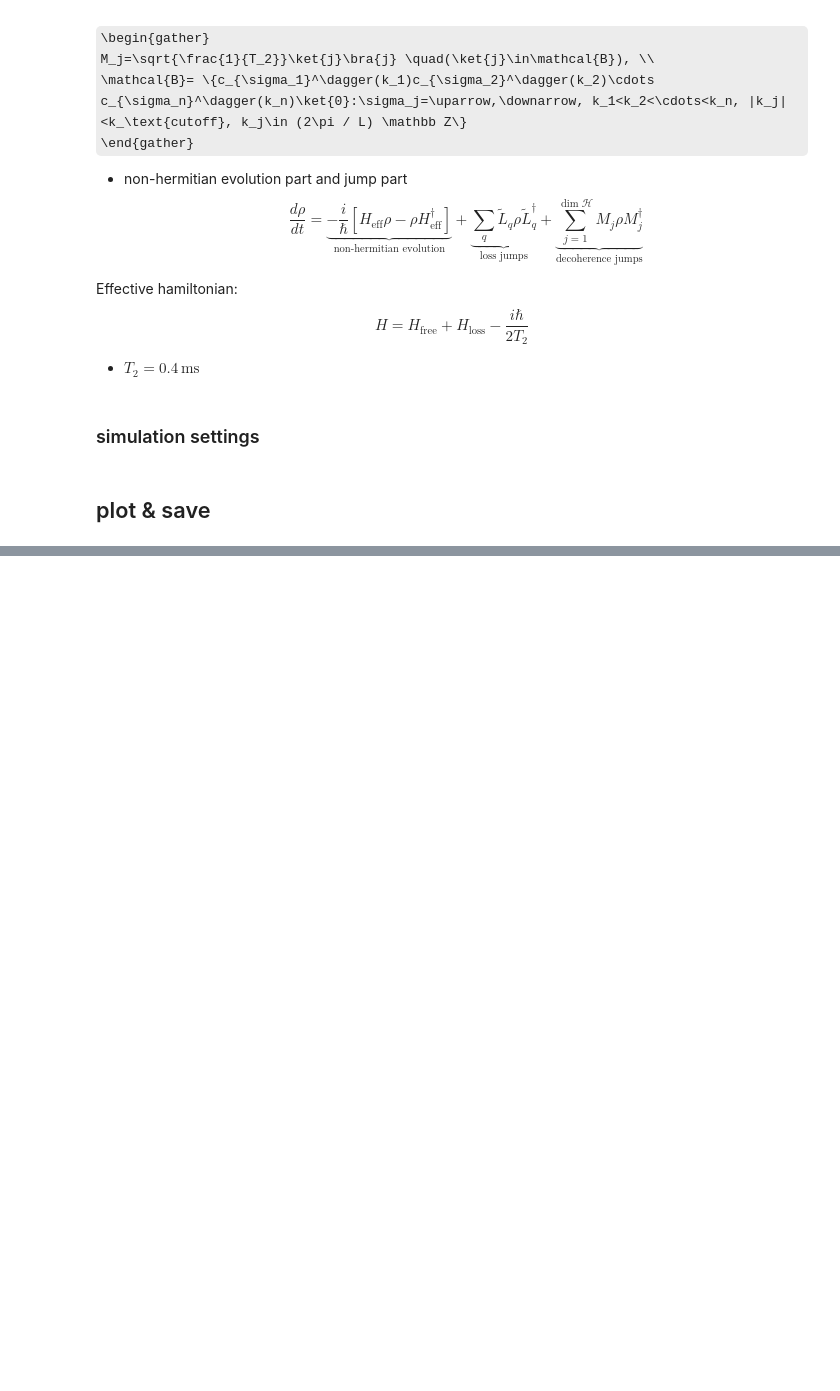
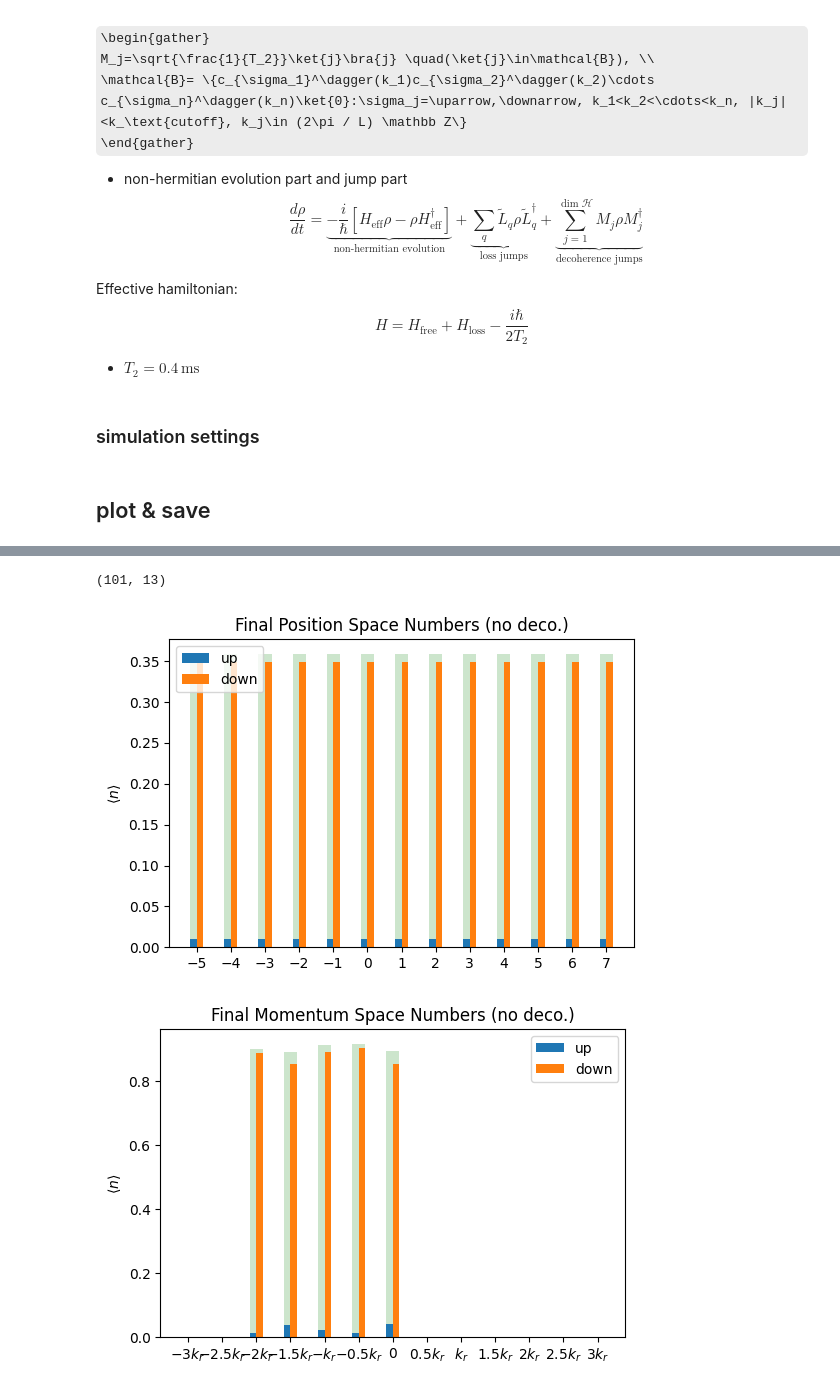
Before and after one commit to pco0511/yb-soc-two-body-loss, a Jupyter notebook: scripts/lindblad_test.ipynb, the cells around one changed output, grey strips where cells are left out. Cells and saved outputs as stored; diff of their text form; code cells hidden in the pictures; some formulas as TeX source; blank space fills up the shorter version.

```diff
--- a/scripts/lindblad_test.ipynb
+++ b/scripts/lindblad_test.ipynb
@@ -440,29 +447,38 @@ plt.show()
+# %%
+up_nums_momentum.shape
+# %% [output]
+(101, 13)
 # %%
-final_position_nums_up, final_position_nums_down = system.position_expected_numbers(psis[-1])
-final_momentum_nums_up, final_momentum_nums_down = system.momentum_expected_numbers(psis[-1])
+final_position_nums_up = up_nums_position[-1]
+final_position_nums_down = down_nums_position[-1]
+final_momentum_nums_up = up_nums_momentum[-1]
+final_momentum_nums_down = down_nums_momentum[-1]
 
-np.save(os.path.join(data_dir, "final_position_numbers_up_no_deco.npy"), final_position_nums_up)
-np.save(os.path.join(data_dir, "final_position_numbers_down_no_deco.npy"), final_position_nums_down)
-np.save(os.path.join(data_dir, "total_momentum_numbers_up_no_deco.npy"), final_momentum_nums_up)
-np.save(os.path.join(data_dir, "total_momentum_numbers_down_no_deco.npy"), final_momentum_nums_down)
+np.save(os.path.join(data_dir, "final_position_numbers_up.npy"), final_position_nums_up)
+np.save(os.path.join(data_dir, "final_position_numbers_down.npy"), final_position_nums_down)
+np.save(os.path.join(data_dir, "total_momentum_numbers_up.npy"), final_momentum_nums_up)
+np.save(os.path.join(data_dir, "total_momentum_numbers_down.npy"), final_momentum_nums_down)
 
-fig_path = os.path.join(figs_dir, "final_position_numbers_no_deco.png")
+fig_path = os.path.join(figs_dir, "final_position_numbers.png")
 plot_numbers(
     final_position_nums_up,
     final_position_nums_down,
     title="Final Position Space Numbers (no deco.)",
     save_path=fig_path,
     save_options=save_options
 )
-fig_path = os.path.join(figs_dir, "total_momentum_numbers_no_deco.png")
+fig_path = os.path.join(figs_dir, "total_momentum_numbers.png")
 plot_numbers(
     final_momentum_nums_up,
     final_momentum_nums_down,
     tick_labels=k_tick_labels,
     title="Final Momentum Space Numbers (no deco.)",
     save_path=fig_path,
     save_options=save_options
 )
+# %% [output]
+[figure, added]
+[figure, added]
 # %%
 final_position_nums_up_deco, final_position_nums_down_deco = system.position_expected_numbers_mixed(rhos[-1])
 final_momentum_nums_up_deco, final_momentum_nums_down_deco = system.momentum_expected_numbers_mixed(rhos[-1])
```
Also changed, not shown: parts of 3 cells of this notebook.
